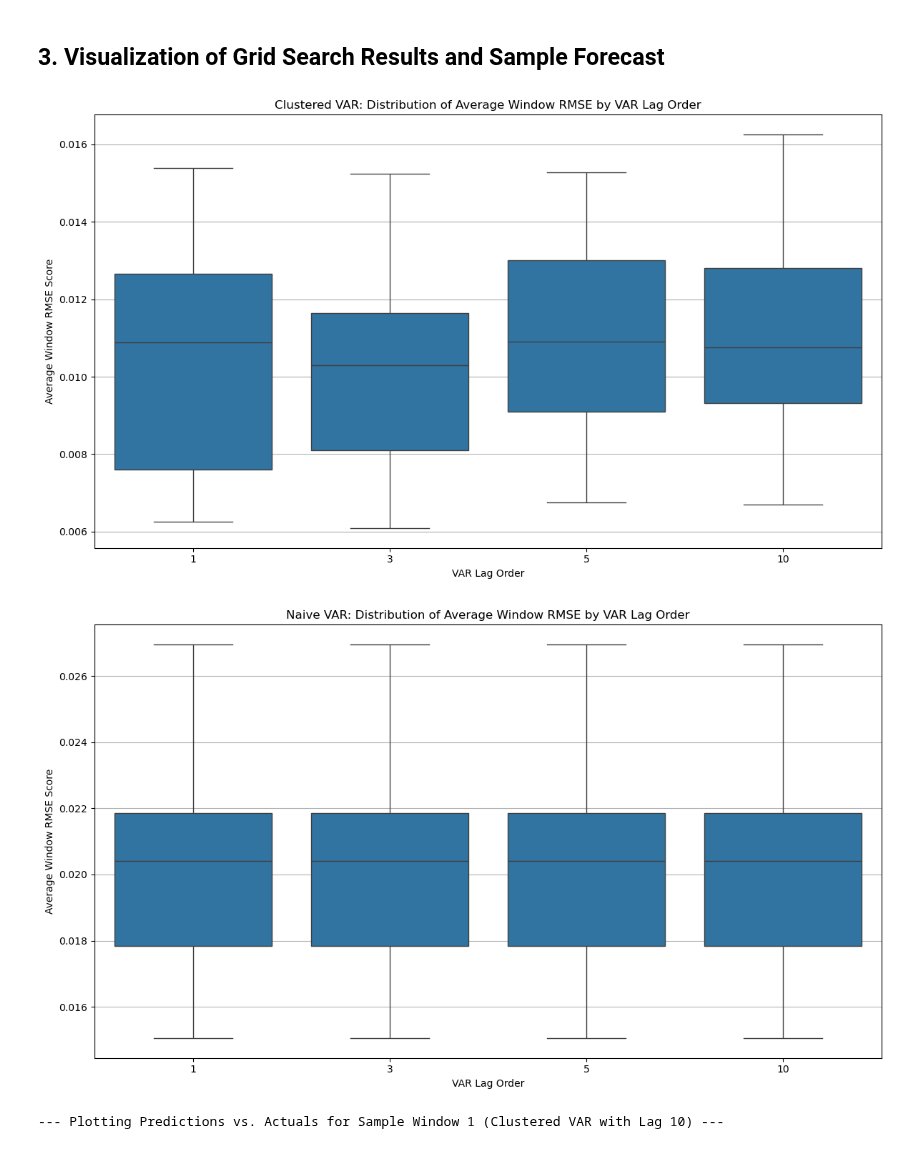
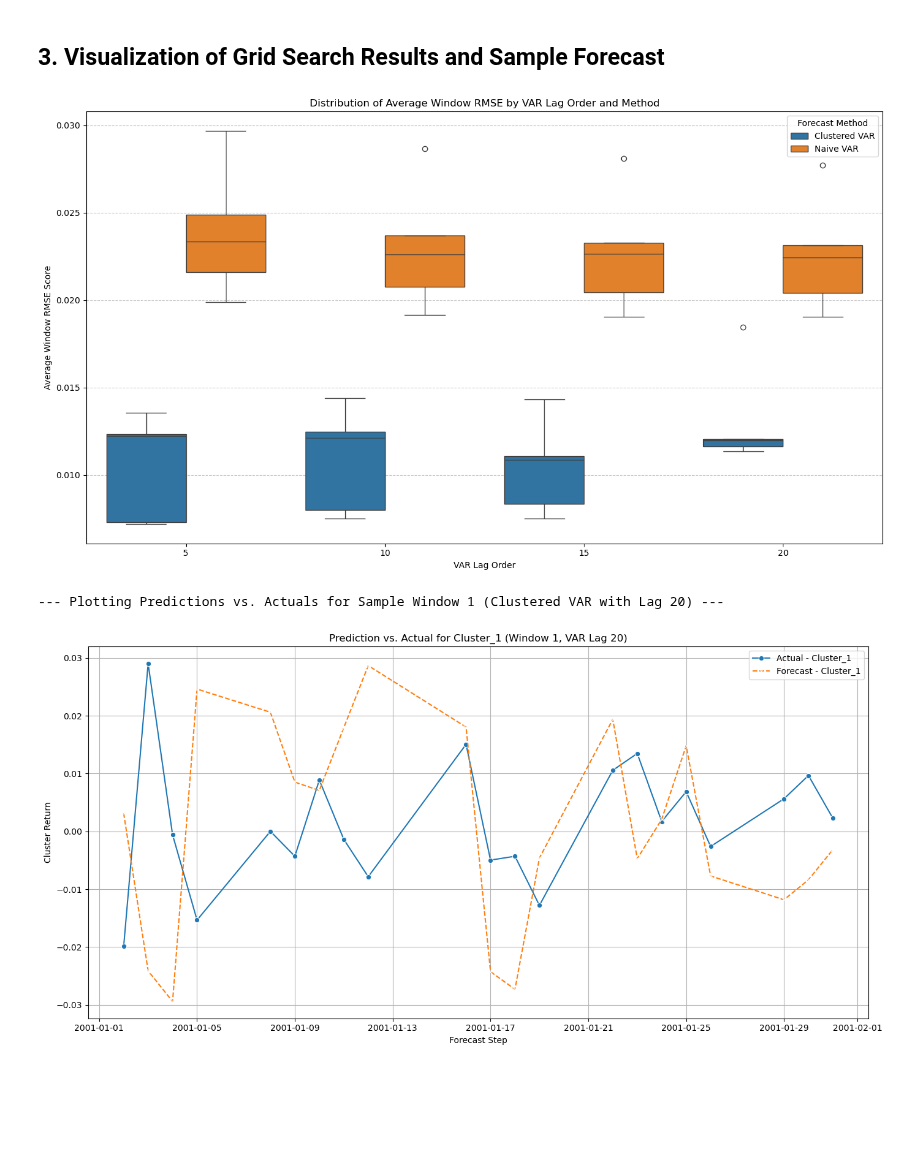
Before and after one commit to HK-Tan/ICAIF_25, a Jupyter notebook: Code/Notebooks/Naive strats.ipynb, the cells around one changed output. Saved outputs shown, nothing was run; the diff lists cells and outputs as text; code cells hidden in the pictures; blank space fills up the shorter version.

Commit message:
Lag grid search

```diff
--- a/Code/Notebooks/Naive strats.ipynb
+++ b/Code/Notebooks/Naive strats.ipynb
@@ -409,10 +423,9 @@ try:
     df = pd.read_csv(file_path)
 except FileNotFoundError:
     print(f"File not found at {file_path}. Creating dummy data.")
-    # Create dummy data if file not found, to allow notebook to run
-    dummy_dates = pd.date_range(start='2000-01-03', periods=5295, freq='B') # Approx 21 years
-    dummy_tickers = [f'TICK{i:03d}' for i in range(1, 301)] # 300 tickers
-    data = np.random.randn(len(dummy_tickers), len(dummy_dates)) * 0.02 # Simulate daily returns
+    dummy_dates = pd.date_range(start='2000-01-03', periods=5295, freq='B')
+    dummy_tickers = [f'TICK{i:03d}' for i in range(1, 301)]
+    data = np.random.rand(len(dummy_tickers), len(dummy_dates)) * 0.2 - 0.1 # Simulate daily returns ~ N(0, var)
     df = pd.DataFrame(data, index=dummy_tickers, columns=[f'X{d.strftime("%Y%m%d")}' for d in dummy_dates])
     df = df.reset_index().rename(columns={'index': 'ticker'})
 
@@ -421,13 +434,13 @@ if not df.empty:
     df.columns = pd.to_datetime(df.columns.str.lstrip('X'), format='%Y%m%d').strftime('%Y-%m-%d')
     df_cleaned = df.dropna().transpose()
     df_cleaned.index = pd.to_datetime(df_cleaned.index)
-    # Assuming the data is already returns, if it were prices, we'd calculate pct_change here.
-    # df_cleaned = df_cleaned.pct_change().fillna(0) # Example if prices
+    # Assuming the data is already returns. If it were prices, you would calculate returns:
+    # df_cleaned = df_cleaned.pct_change().fillna(0)
     print("Data loaded and cleaned. Sample (first 5 rows/cols):")
     print(df_cleaned.iloc[0:5,0:5])
 else:
     print("DataFrame is empty, cannot proceed.")
-    df_cleaned = pd.DataFrame() # Ensure df_cleaned exists
+    df_cleaned = pd.DataFrame()
 # %% [output]
 Data loaded and cleaned. Sample (first 5 rows/cols):
 ticker            AA       ABM       ABT       ADI       ADM
@@ -558,59 +537,51 @@ Name: Naive_Avg_Error, dtype: float64
 import matplotlib.pyplot as plt
 import seaborn as sns
 
-# --- Boxplot for Clustered VAR Errors by Lag Order ---
-if 'df_all_cluster_errors_by_lag' in locals() and not df_all_cluster_errors_by_lag.empty and 'Cluster_Avg_Error' in df_all_cluster_errors_by_lag.columns:
-    plt.figure(figsize=(12, 7))
-    sns.boxplot(x='VAR_Order', y='Cluster_Avg_Error', data=df_all_cluster_errors_by_lag)
-    plt.title(f'Clustered VAR: Distribution of Average Window {error_metric_config.upper()} by VAR Lag Order')
+# --- Combined Boxplot for Clustered VAR and Naive VAR Errors by Lag Order ---
+if 'df_all_errors_by_lag_method' in locals() and not df_all_errors_by_lag_method.empty and \
+   'Avg_Window_Error' in df_all_errors_by_lag_method.columns and \
+   'VAR_Order' in df_all_errors_by_lag_method.columns and \
+   'Method' in df_all_errors_by_lag_method.columns:
+
+    plt.figure(figsize=(14, 8))
+    sns.boxplot(x='VAR_Order', y='Avg_Window_Error', hue='Method', data=df_all_errors_by_lag_method)
+    plt.title(f'Distribution of Average Window {error_metric_config.upper()} by VAR Lag Order and Method')
     plt.xlabel('VAR Lag Order')
     plt.ylabel(f'Average Window {error_metric_config.upper()} Score')
-    plt.grid(True, axis='y')
+    plt.legend(title='Forecast Method')
+    plt.grid(True, axis='y', linestyle='--', alpha=0.7)
     plt.tight_layout()
     plt.show()
 else:
-    print("No data available for Clustered VAR lag error boxplot.")
+    print("No data available for combined lag error boxplot. Ensure 'df_all_errors_by_lag_method' is populated correctly with 'VAR_Order', 'Avg_Window_Error', and 'Method' columns.")
 
-# --- Boxplot for Naive VAR Errors by Lag Order ---
-if 'df_all_naive_errors_by_lag' in locals() and not df_all_naive_errors_by_lag.empty and 'Naive_Avg_Error' in df_all_naive_errors_by_lag.columns:
-    plt.figure(figsize=(12, 7))
-    sns.boxplot(x='VAR_Order', y='Naive_Avg_Error', data=df_all_naive_errors_by_lag)
-    plt.title(f'Naive VAR: Distribution of Average Window {error_metric_config.upper()} by VAR Lag Order')
-    plt.xlabel('VAR Lag Order')
-    plt.ylabel(f'Average Window {error_metric_config.upper()} Score')
-    plt.grid(True, axis='y')
-    plt.tight_layout()
-    plt.show()
-else:
-    print("No data available for Naive VAR lag error boxplot.")
-
-# --- Plotting Predictions vs. Actuals for the Sampled Window (from one VAR order) ---
+# --- Plotting Predictions vs. Actuals for the Sampled Window (from one VAR order, Clustered VAR) ---
 if 'sample_forecast_details' in locals() and sample_forecast_details.get('forecast') is not None:
     sample_forecast = sample_forecast_details['forecast']
     sample_actual = sample_forecast_details['actual']
     stored_window_idx = sample_forecast_details['window_idx']
     stored_var_order = sample_forecast_details['var_order']
 
     print(f"\n--- Plotting Predictions vs. Actuals for Sample Window {stored_window_idx + 1} (Clustered VAR with Lag {stored_var_order}) ---")
-    num_clusters_to_plot = min(3, sample_forecast.shape[1])
+    num_clusters_to_plot = min(3, sample_forecast.shape[1]) if not sample_forecast.empty else 0
     if num_clusters_to_plot == 0:
         print("No cluster data available in the sample to plot.")
     else:
         for i in range(num_clusters_to_plot):
             cluster_name = sample_forecast.columns[i]
             plt.figure(figsize=(14, 7))
             sns.lineplot(data=sample_actual[cluster_name], label=f'Actual - {cluster_name}', marker='o', linestyle='-')
             sns.lineplot(data=sample_forecast[cluster_name], label=f'Forecast - {cluster_name}', marker='x', linestyle='--')
             plt.title(f'Prediction vs. Actual for {cluster_name} (Window {stored_window_idx + 1}, VAR Lag {stored_var_order})')
             plt.xlabel('Forecast Step')
             plt.ylabel('Cluster Return')
             plt.legend()
             plt.grid(True)
             plt.tight_layout()
             plt.show()
 else:
     print("\nNo sample forecast/actual data available to plot.")
 # %% [output]
-[figure, old version]
+[figure, new version]
+--- Plotting Predictions vs. Actuals for Sample Window 1 (Clustered VAR with Lag 20) ---
-[figure, old version]
+[figure, new version]
---- Plotting Predictions vs. Actuals for Sample Window 1 (Clustered VAR with Lag 10) ---
```
Also changed, not shown: parts of 7 cells of this notebook.
